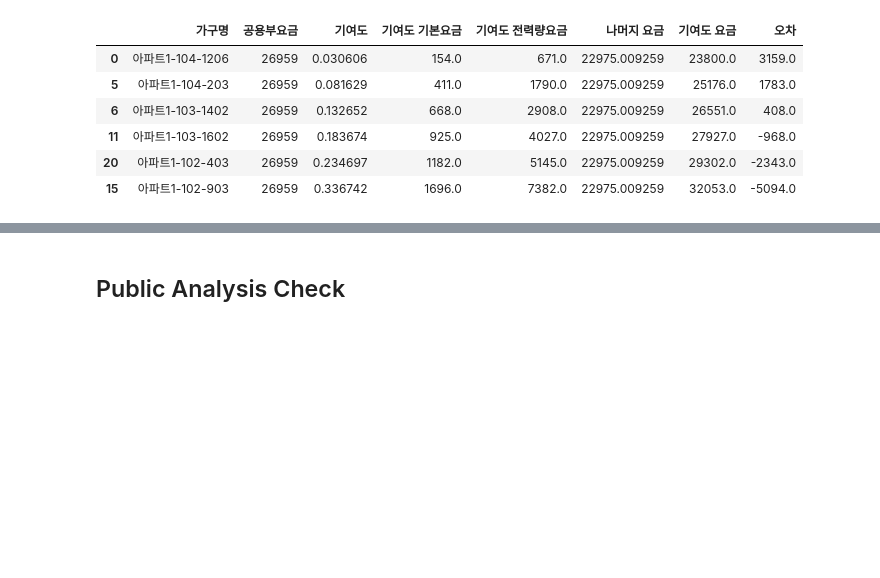
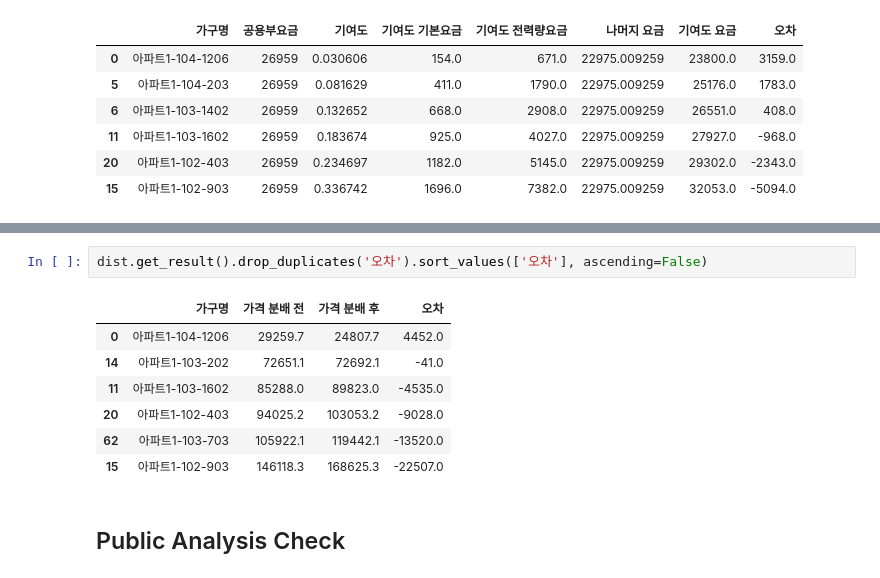
Before and after one commit to formegusto/energy-trading, a Jupyter notebook: analysis. paran energy.ipynb, the cells around one changed output, grey strips where cells are left out. Saved outputs shown, nothing was run; the diff lists cells and outputs as text; blank space fills up the shorter version.

```diff
--- a/analysis. paran energy.ipynb
+++ b/analysis. paran energy.ipynb
@@ -334,3 +365,13 @@ dist_df.drop_duplicates('기여도').sort_values(['기여도'])
+# %%
+dist.get_result().drop_duplicates('오차').sort_values(['오차'], ascending=False)
+# %% [output]
+|  | 가구명 | 가격 분배 전 | 가격 분배 후 | 오차 |
+| 0 | 아파트1-104-1206 | 29259.7 | 24807.7 | 4452.0 |
+| 14 | 아파트1-103-202 | 72651.1 | 72692.1 | -41.0 |
+| 11 | 아파트1-103-1602 | 85288.0 | 89823.0 | -4535.0 |
+| 20 | 아파트1-102-403 | 94025.2 | 103053.2 | -9028.0 |
+| 62 | 아파트1-103-703 | 105922.1 | 119442.1 | -13520.0 |
+| 15 | 아파트1-102-903 | 146118.3 | 168625.3 | -22507.0 |
 # %% [markdown]
 ## Public Analysis Check
 # %%
```
Also changed, not shown: parts of 11 cells of this notebook, 2 other files.
